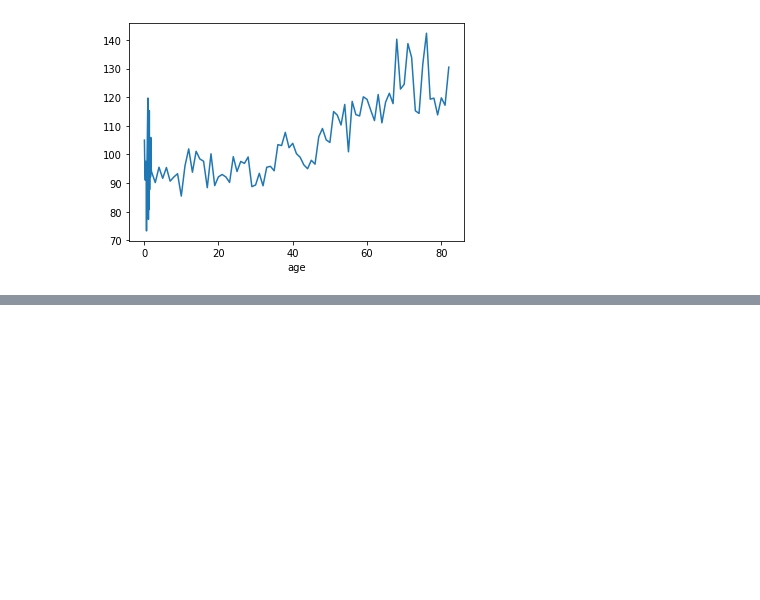
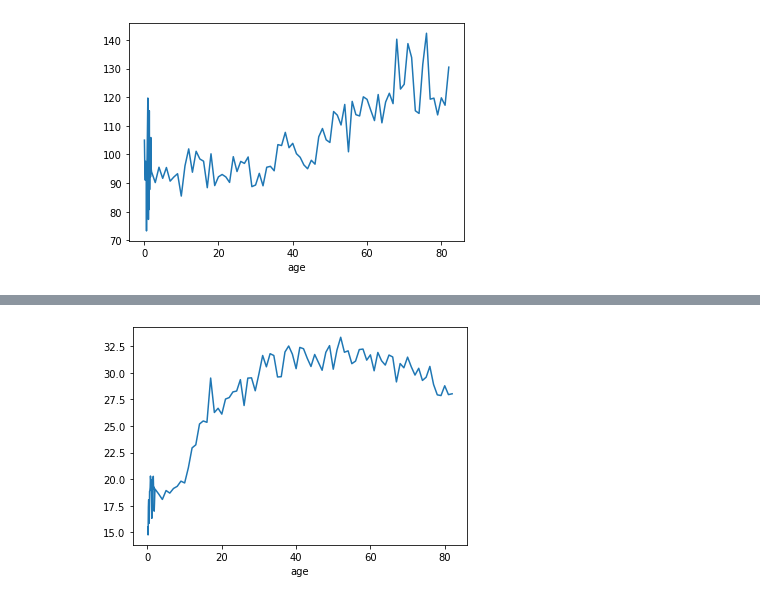
Before and after one commit to SpyrosSiannas/DataMIningProject-2021, a Jupyter notebook: main-notebook.ipynb, the cells around one changed output, grey strips where cells are left out. Cells and saved outputs as stored; diff of their text form; code cells hidden in the pictures; blank space fills up the shorter version.

```diff
--- a/main-notebook.ipynb
+++ b/main-notebook.ipynb
@@ -102,0 +123,5 @@ plot_frequency("heart_disease")
+# %%
+### BMI per age
+plot = data.groupby("age").bmi.mean().plot()
+# %% [output]
+[figure, added]
```
Also changed, not shown: parts of 6 cells of this notebook, 1 other file.
